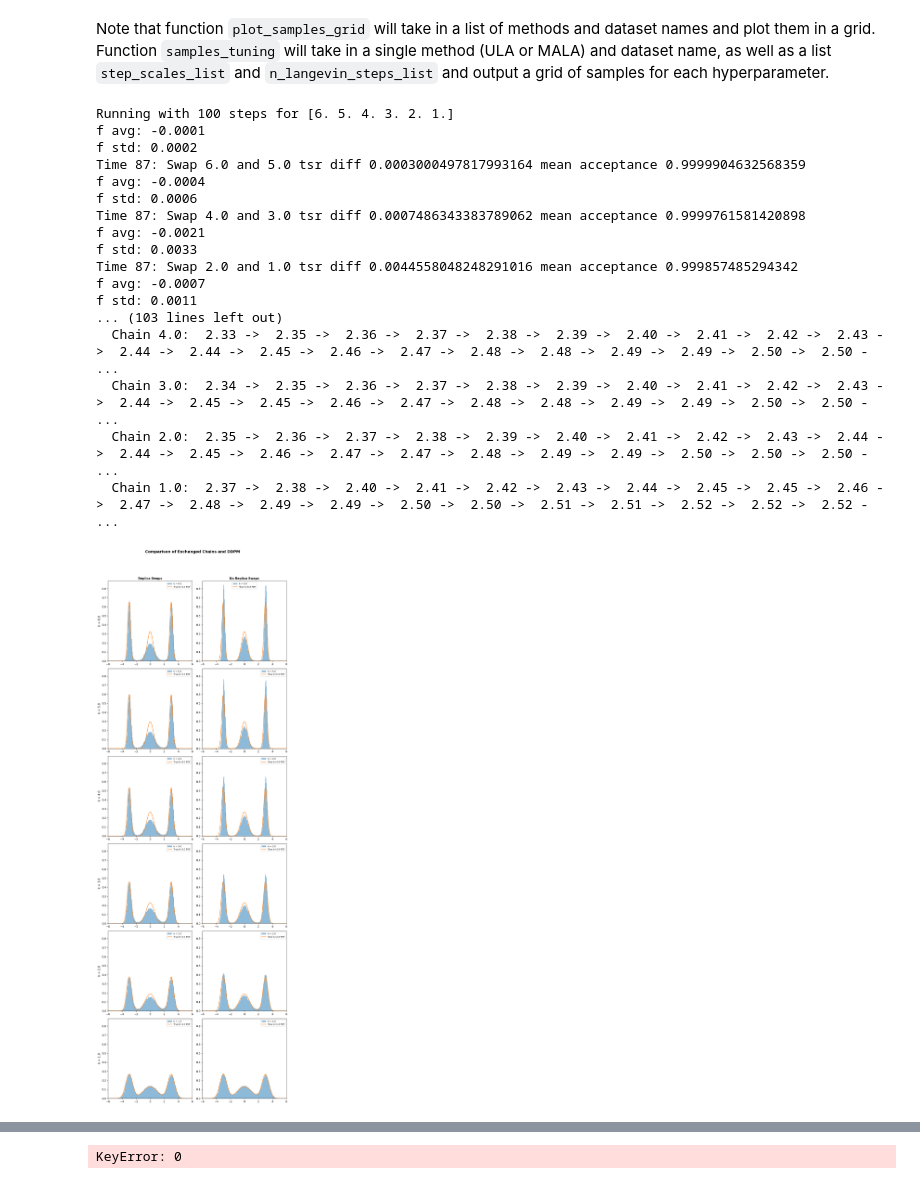
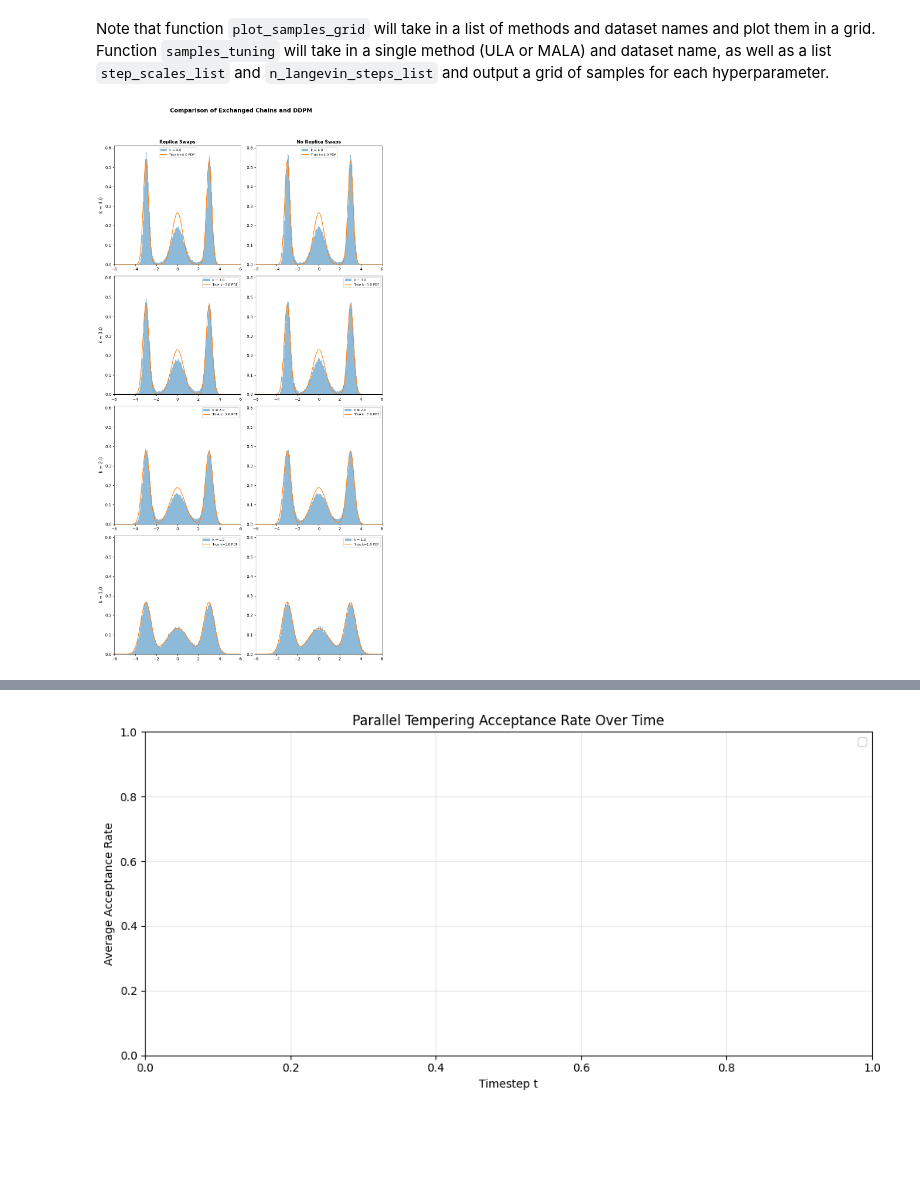
Before and after one commit to oatmeallover/parallel_tempering, a Jupyter notebook: tempered_energy.ipynb, the cells around one changed output, grey strips where cells are left out. Cells and saved outputs as stored; diff of their text form; code cells hidden in the pictures; blank space fills up the shorter version.

Commit message:
combined, sigma was the issue, working basic code

```diff
--- a/tempered_energy.ipynb
+++ b/tempered_energy.ipynb
@@ -14,31 +14,14 @@ from src.eval import ladder_ddpm, plot_acceptance_over_time, plot_acceptance_ove
 Note that function `plot_samples_grid` will take in a list of methods and dataset names and plot them in a grid. Function `samples_tuning` will take in a single method (ULA or MALA) and dataset name, as well as a list `step_scales_list` and `n_langevin_steps_list` and output a grid of samples for each hyperparameter.
 # %%
 dataset_name = "composed"
-k = 6.0
-sigma = 0.5
+k = 4.0
+sigma = 0.6
 step_scale = 1
-n_langevin_steps = 3
-n_replicas = 6
+n_langevin_steps = 0
+n_replicas = 4
 
 x_ladder, a_ladder = ladder_ddpm(dataset_name, k, sigma, step_scale, n_langevin_steps, n_replicas, x_limit=6, save_dir="figures", figsize_per_panel=(5,4), filename=None)
 plot_acceptance_over_time(a_ladder)
-_ = plot_acceptance_over_position(a_ladder, x_ladder[0][k])
+# _ = plot_acceptance_over_position(a_ladder, x_ladder[0][k])
 # %% [output]
-Running with 100 steps for [6. 5. 4. 3. 2. 1.]
-f avg: -0.0001
-f std: 0.0002
-Time 87: Swap 6.0 and 5.0 tsr diff 0.0003000497817993164 mean acceptance 0.9999904632568359
-f avg: -0.0004
-f std: 0.0006
-Time 87: Swap 4.0 and 3.0 tsr diff 0.0007486343383789062 mean acceptance 0.9999761581420898
-f avg: -0.0021
-f std: 0.0033
-Time 87: Swap 2.0 and 1.0 tsr diff 0.0044558048248291016 mean acceptance 0.999857485294342
-f avg: -0.0007
-f std: 0.0011
-... (103 lines left out)
-  Chain 4.0:  2.33 ->  2.35 ->  2.36 ->  2.37 ->  2.38 ->  2.39 ->  2.40 ->  2.41 ->  2.42 ->  2.43 ->  2.44 ->  2.44 ->  2.45 ->  2.46 ->  2.47 ->  2.48 ->  2.48 ->  2.49 ->  2.49 ->  2.50 ->  2.50 - ...
-  Chain 3.0:  2.34 ->  2.35 ->  2.36 ->  2.37 ->  2.38 ->  2.39 ->  2.40 ->  2.41 ->  2.42 ->  2.43 ->  2.44 ->  2.45 ->  2.45 ->  2.46 ->  2.47 ->  2.48 ->  2.48 ->  2.49 ->  2.49 ->  2.50 ->  2.50 - ...
-  Chain 2.0:  2.35 ->  2.36 ->  2.37 ->  2.38 ->  2.39 ->  2.40 ->  2.41 ->  2.42 ->  2.43 ->  2.44 ->  2.44 ->  2.45 ->  2.46 ->  2.47 ->  2.47 ->  2.48 ->  2.49 ->  2.49 ->  2.50 ->  2.50 ->  2.50 - ...
-  Chain 1.0:  2.37 ->  2.38 ->  2.40 ->  2.41 ->  2.42 ->  2.43 ->  2.44 ->  2.45 ->  2.45 ->  2.46 ->  2.47 ->  2.48 ->  2.49 ->  2.49 ->  2.50 ->  2.50 ->  2.51 ->  2.51 ->  2.52 ->  2.52 ->  2.52 - ...
-[figure, old version]
+[figure, new version]
@@ -46,4 +29,4 @@ f std: 0.0011
-KeyError: 0
+[figure, added]
 # %%
 import matplotlib.pyplot as plt
 from src.schedule import alpha_bars
```
Also changed, not shown: parts of 2 cells of this notebook, 9 other files.
